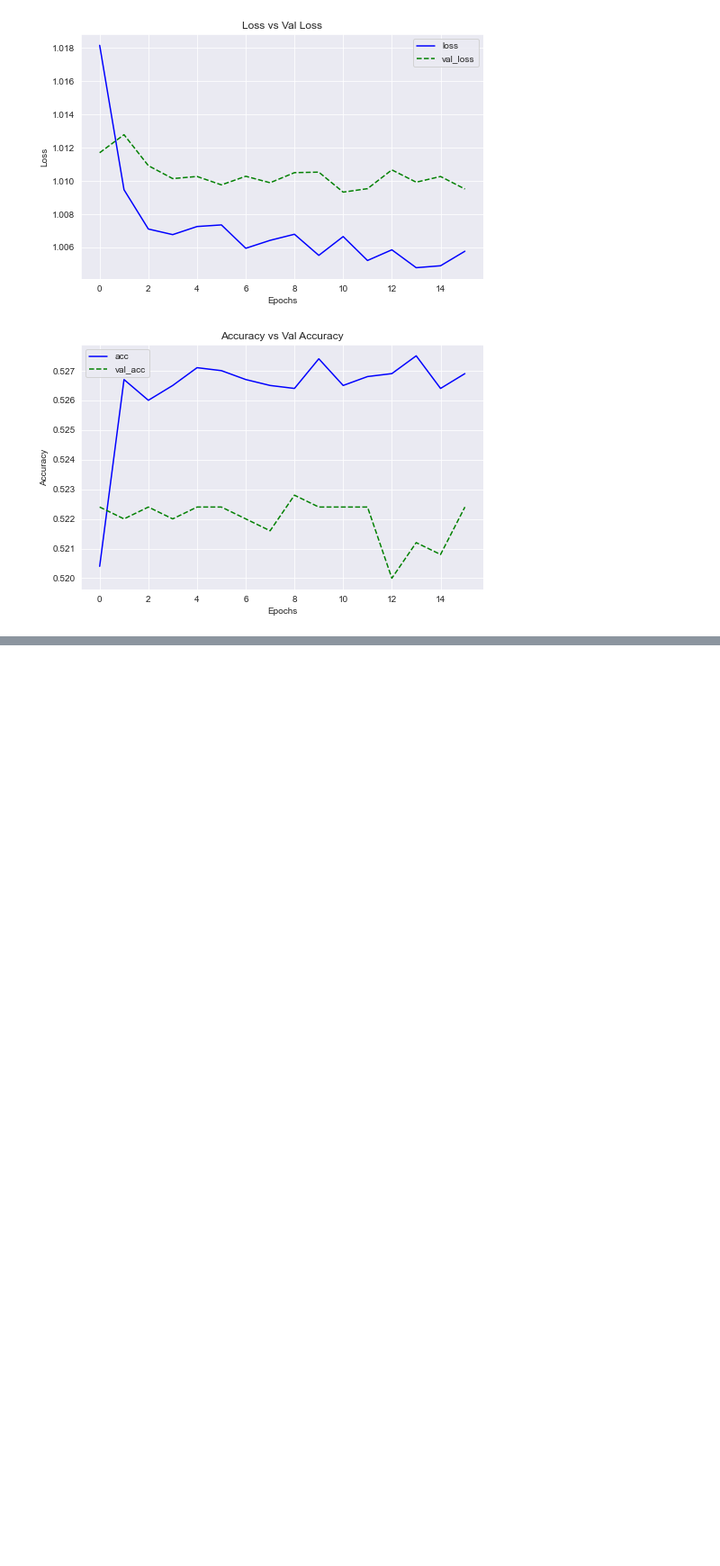
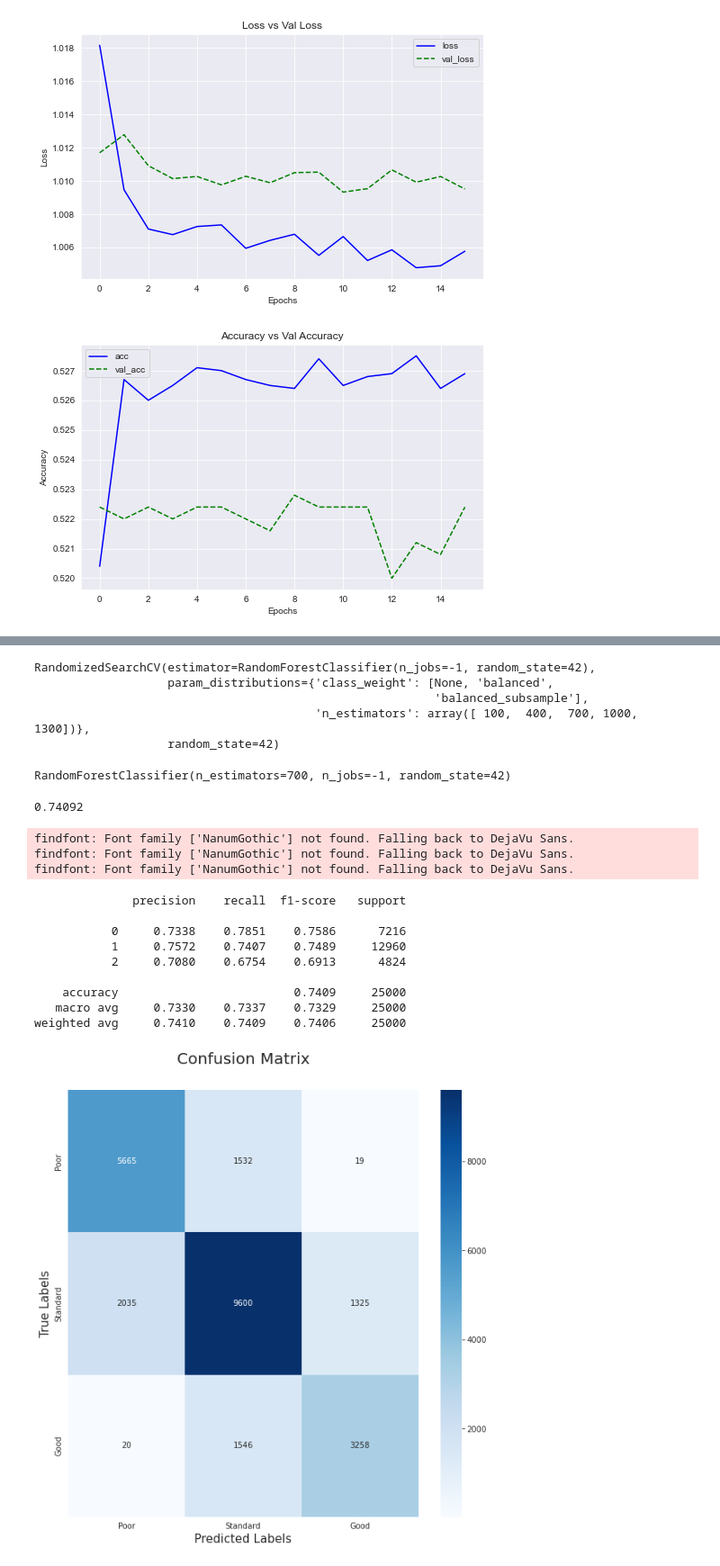
Before and after one commit to Rphabet/Imbalanced, a Jupyter notebook: CreditScore/modelling_v0.ipynb, the cells around one changed output, grey strips where cells are left out. Shown at 90% size. Saved outputs shown, nothing was run; the diff lists cells and outputs as text; code cells hidden in the pictures; blank space fills up the shorter version.

```diff
--- a/CreditScore/modelling_v0.ipynb
+++ b/CreditScore/modelling_v0.ipynb
@@ -295,0 +337,4 @@ plot_acc(history)
+# %%
+mnb = MultinomialNB()
+# %%
+mnb.fit(X_train, y_train)
@@ -295,0 +351,20 @@ plot_acc(history)
+# %%
+rfc = RandomForestClassifier(n_jobs=-1, random_state=42)
+
+rf_params = {
+    'n_estimators': np.arange(100, 1500, 300),
+    'class_weight': [None, 'balanced', 'balanced_subsample'],
+}
+# %%
+clf = RandomizedSearchCV(rfc, rf_params, random_state=42)
+clf.fit(X_train, y_train)
+# %% [output]
+RandomizedSearchCV(estimator=RandomForestClassifier(n_jobs=-1, random_state=42),
+                   param_distributions={'class_weight': [None, 'balanced',
+                                                         'balanced_subsample'],
+                                        'n_estimators': array([ 100,  400,  700, 1000, 1300])},
+                   random_state=42)
+# %%
+clf.best_estimator_
+# %% [output]
+RandomForestClassifier(n_estimators=700, n_jobs=-1, random_state=42)
@@ -295,0 +373,20 @@ plot_acc(history)
+# %%
+clf.score(X_test, y_test)
+# %% [output]
+0.74092
+# %%
+clf_report_plot(y_test, X_test, clf)
+# %% [output]
+findfont: Font family ['NanumGothic'] not found. Falling back to DejaVu Sans.
+findfont: Font family ['NanumGothic'] not found. Falling back to DejaVu Sans.
+findfont: Font family ['NanumGothic'] not found. Falling back to DejaVu Sans.
+              precision    recall  f1-score   support
+
+           0     0.7338    0.7851    0.7586      7216
+           1     0.7572    0.7407    0.7489     12960
+           2     0.7080    0.6754    0.6913      4824
+
+    accuracy                         0.7409     25000
+   macro avg     0.7330    0.7337    0.7329     25000
+weighted avg     0.7410    0.7409    0.7406     25000
+[figure, added]
```
Also changed, not shown: parts of 41 cells of this notebook, 5 other files.
